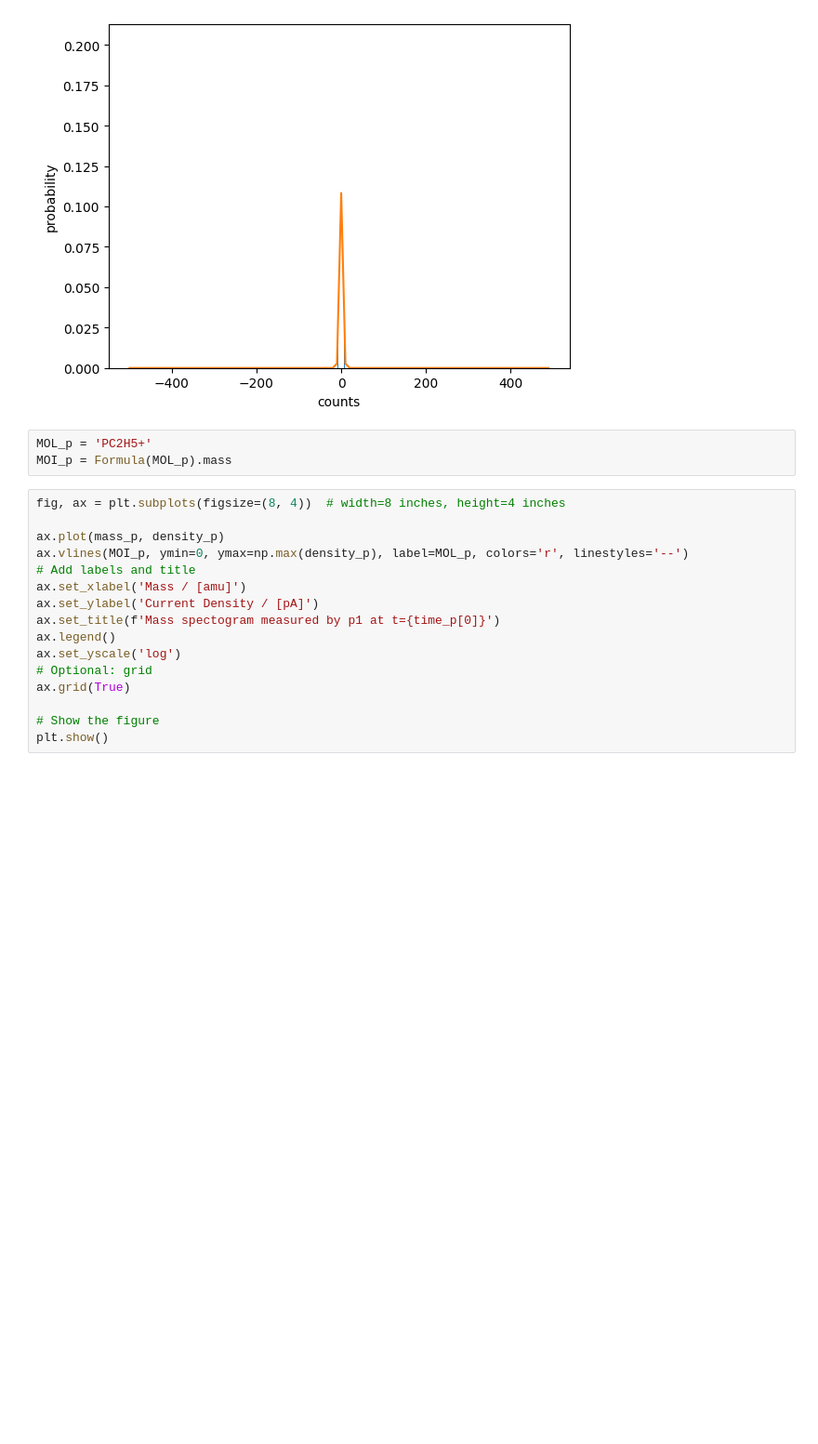
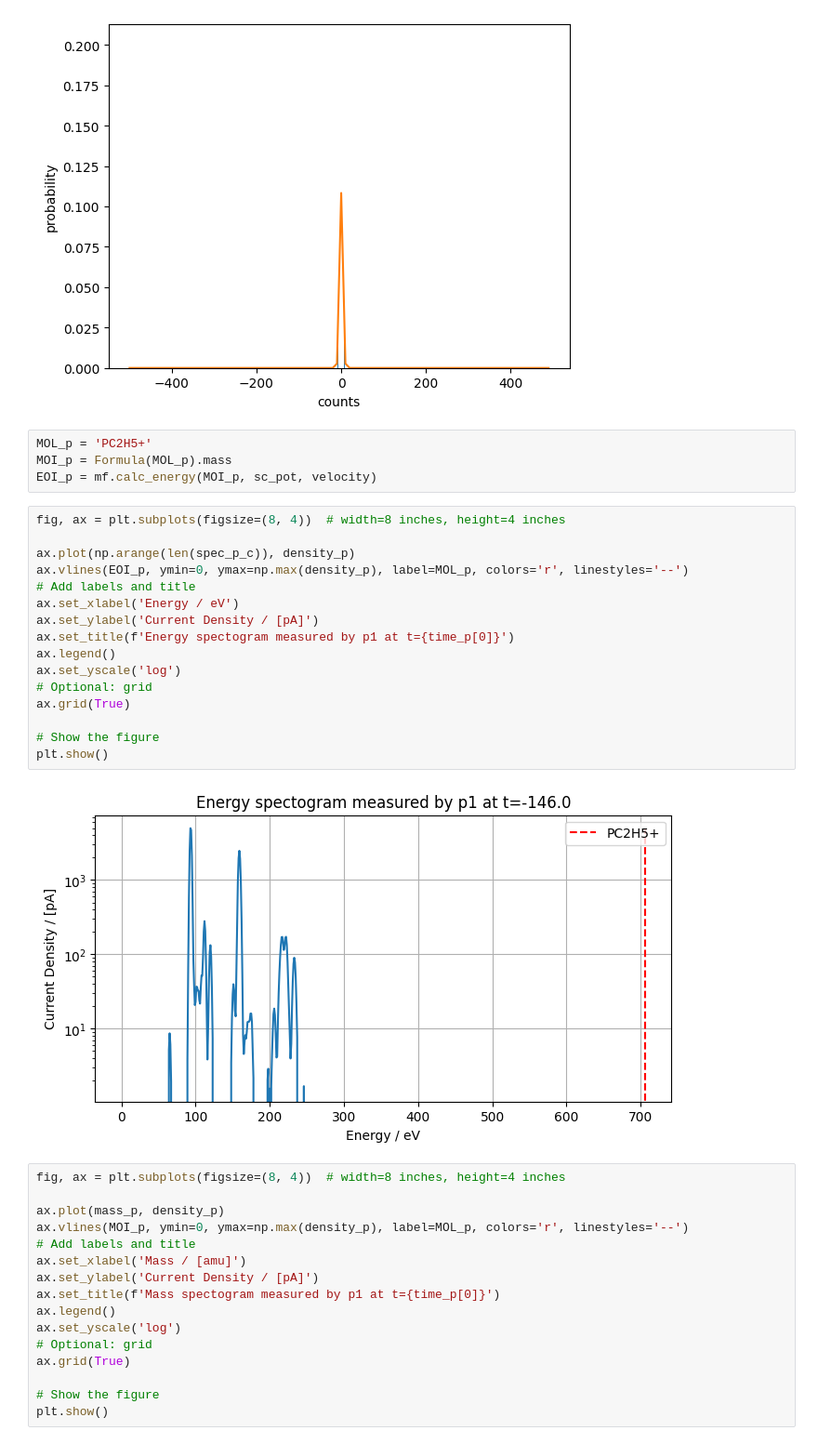
Before and after one commit to richarderikjohansson/JICA, a Jupyter notebook: lscripts/analyze_sec146.ipynb, the cells around one changed output. Shown at 93% size. Cells and saved outputs as stored; diff of their text form; blank space fills up the shorter version.

Commit message:
wrote function to call energy bins and tested it, sec-146 analysis still WIP

```diff
--- a/lscripts/analyze_sec146.ipynb
+++ b/lscripts/analyze_sec146.ipynb
@@ -31,6 +31,25 @@ density_p = mf.calc_current(spec_p_c, 'p1')
 # %%
 MOL_p = 'PC2H5+'
 MOI_p = Formula(MOL_p).mass
+EOI_p = mf.calc_energy(MOI_p, sc_pot, velocity)
+# %%
+fig, ax = plt.subplots(figsize=(8, 4))  # width=8 inches, height=4 inches
+
+ax.plot(np.arange(len(spec_p_c)), density_p)
+ax.vlines(EOI_p, ymin=0, ymax=np.max(density_p), label=MOL_p, colors='r', linestyles='--')
+# Add labels and title
+ax.set_xlabel('Energy / eV')
+ax.set_ylabel('Current Density / [pA]')
+ax.set_title(f'Energy spectogram measured by p1 at t={time_p[0]}')
+ax.legend()
+ax.set_yscale('log')
+# Optional: grid
+ax.grid(True)
+
+# Show the figure
+plt.show()
+# %% [output]
+[figure, added]
 # %%
 fig, ax = plt.subplots(figsize=(8, 4))  # width=8 inches, height=4 inches
 
```
Also changed, not shown: parts of 1 cell of this notebook, 2 other files.
